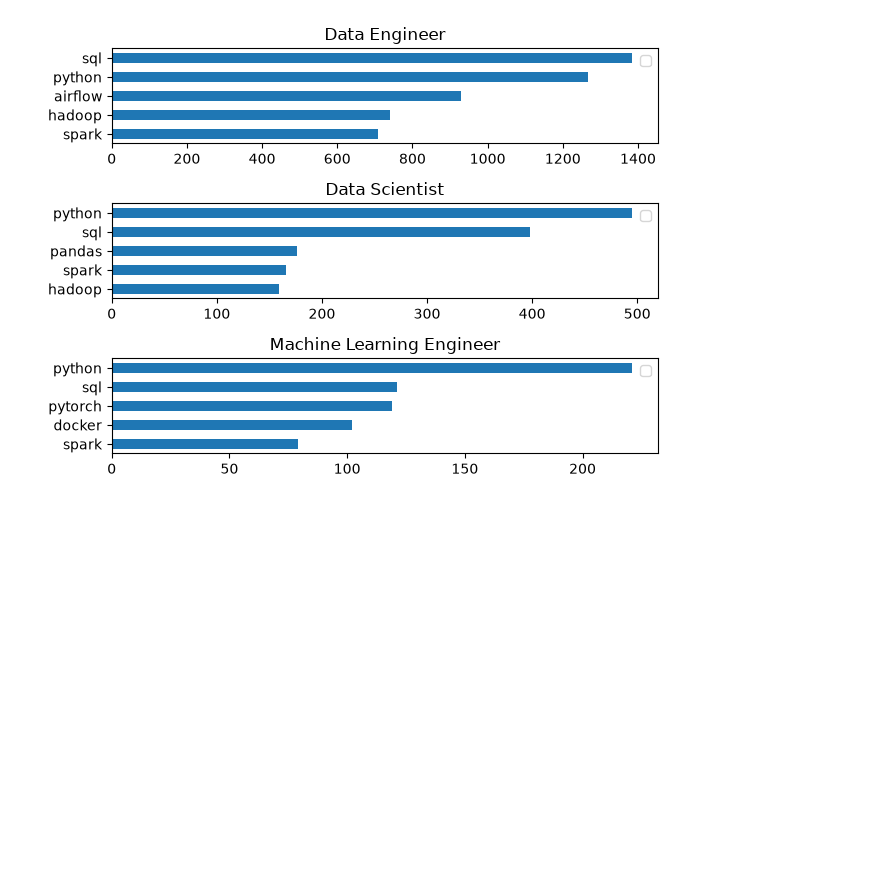
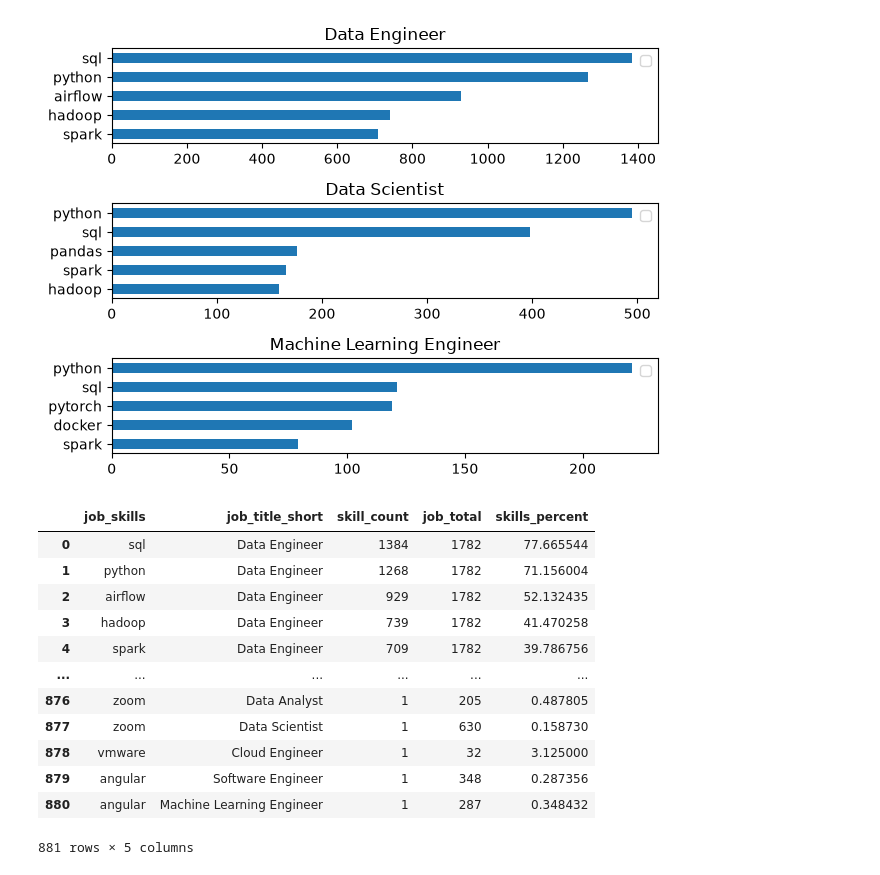
Before and after one commit to Alex-Srv/Python_Data_Analytics, a Jupyter notebook: Python_Data_Project/3_Project/2_Skills_Count.ipynb, the cells around one changed output. Saved outputs shown, nothing was run; the diff lists cells and outputs as text; code cells hidden in the pictures; blank space fills up the shorter version.

```diff
--- a/Python_Data_Project/3_Project/2_Skills_Count.ipynb
+++ b/Python_Data_Project/3_Project/2_Skills_Count.ipynb
@@ -104,0 +105,18 @@ plt.tight_layout()
+# %%
+df_skills_perc = pd.merge(df_skills_count, df_job_title_count,how='left')
+df_skills_perc['skills_percent'] = ((df_skills_perc['skill_count'] /df_skills_perc['job_total'])* 100)
+df_skills_perc
+# %% [output]
+|  | job_skills | job_title_short | skill_count | job_total | skills_percent |
+| 0 | sql | Data Engineer | 1384 | 1782 | 77.665544 |
+| 1 | python | Data Engineer | 1268 | 1782 | 71.156004 |
+| 2 | airflow | Data Engineer | 929 | 1782 | 52.132435 |
+| 3 | hadoop | Data Engineer | 739 | 1782 | 41.470258 |
+| 4 | spark | Data Engineer | 709 | 1782 | 39.786756 |
+| ... | ... | ... | ... | ... | ... |
+| 876 | zoom | Data Analyst | 1 | 205 | 0.487805 |
+| 877 | zoom | Data Scientist | 1 | 630 | 0.158730 |
+| 878 | vmware | Cloud Engineer | 1 | 32 | 3.125000 |
+| 879 | angular | Software Engineer | 1 | 348 | 0.287356 |
+| 880 | angular | Machine Learning Engineer | 1 | 287 | 0.348432 |
+881 rows × 5 columns
```
Also changed, not shown: parts of 5 cells of this notebook, 3 other files.
